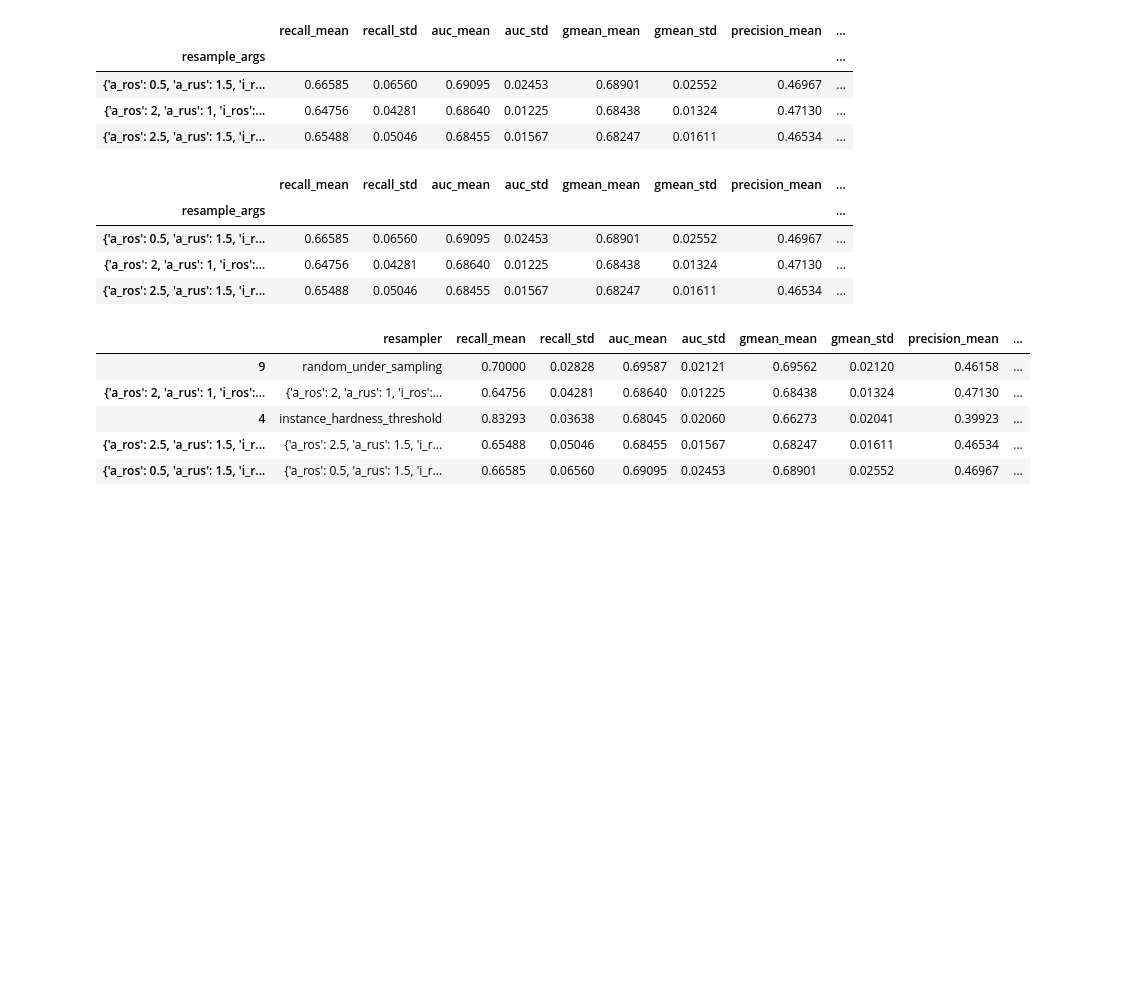
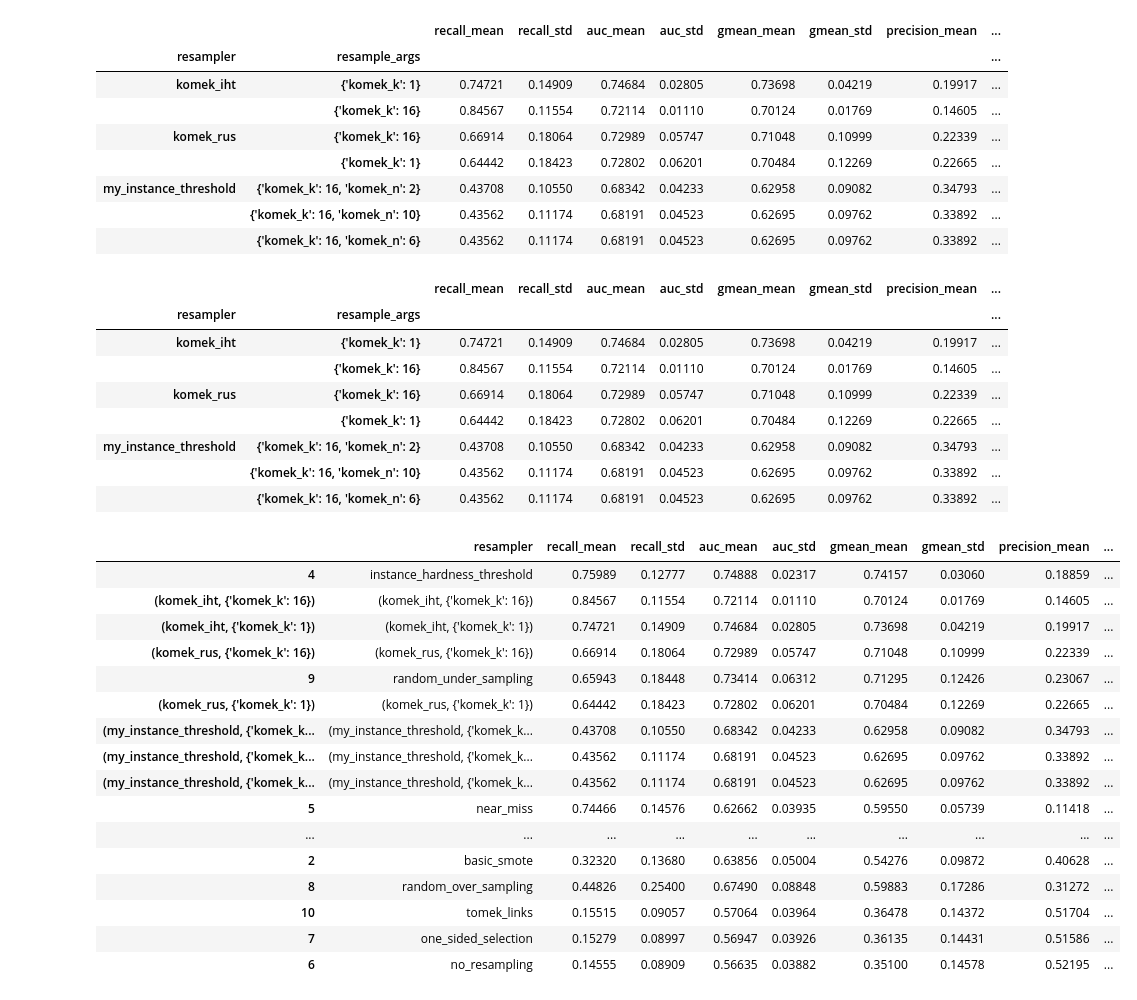
Before and after one commit to YoungHS-stu/imbalanced, a Jupyter notebook: evaluate_results.ipynb, the cells around one changed output. Drawn from its saved outputs; the diff is of its cells as text; code cells hidden in the pictures; blank space fills up the shorter version.

```diff
--- a/evaluate_results.ipynb
+++ b/evaluate_results.ipynb
@@ -6,8 +6,8 @@ import os
 
 from DataTool import DataLoader
 data_loader = DataLoader()
-analysis_folder_name = 'german_test_1'
-baseline_csv_name = 'german-0406.csv'
+analysis_folder_name = 'komek_test1'
+baseline_csv_name = 'credit-0418.csv'
 
 w_mean   = 0.7
 w_std    = 0.3
@@ -16,5 +16,6 @@ w_recall = 0.3
 w_auc    = 0.7
 w_gmean  = 0
 
-best_result_pick_num = 3
+best_result_pick_num = 10
 pd.set_option('display.float_format',lambda x : '%.5f' % x)
+print(datetime.datetime.now())
@@ -50,7 +57,7 @@ sorted_results = results.sort_values(by='id')
 # sorted_results.head(15)
 # %%
 # group by args
-grouped_results = sorted_results.groupby(['resample_args']) \
+grouped_results = sorted_results.groupby(['resampler','resample_args']) \
                                 .agg(recall_mean=('recall', 'mean'),
                                      recall_std=('recall', 'std'),
                                      auc_mean=('auc', 'mean'),
@@ -82,41 +89,60 @@ grouped_results['score']             =  w_recall * ( w_mean * grouped_results['r
 grouped_results = grouped_results.sort_values(by='score', ascending=False)
 grouped_results.head(best_result_pick_num)
 # %% [output]
-|  | recall_mean | recall_std | auc_mean | auc_std | gmean_mean | gmean_std | precision_mean | ... |
-| resample_args |  |  |  |  |  |  |  | ... |
-| {'a_ros': 0.5, 'a_rus': 1.5, 'i_r... | 0.66585 | 0.06560 | 0.69095 | 0.02453 | 0.68901 | 0.02552 | 0.46967 | ... |
-| {'a_ros': 2, 'a_rus': 1, 'i_ros':... | 0.64756 | 0.04281 | 0.68640 | 0.01225 | 0.68438 | 0.01324 | 0.47130 | ... |
-| {'a_ros': 2.5, 'a_rus': 1.5, 'i_r... | 0.65488 | 0.05046 | 0.68455 | 0.01567 | 0.68247 | 0.01611 | 0.46534 | ... |
+|  |  | recall_mean | recall_std | auc_mean | auc_std | gmean_mean | gmean_std | precision_mean | ... |
+| resampler | resample_args |  |  |  |  |  |  |  | ... |
+| komek_iht | {'komek_k': 1} | 0.74721 | 0.14909 | 0.74684 | 0.02805 | 0.73698 | 0.04219 | 0.19917 | ... |
+|  | {'komek_k': 16} | 0.84567 | 0.11554 | 0.72114 | 0.01110 | 0.70124 | 0.01769 | 0.14605 | ... |
+| komek_rus | {'komek_k': 16} | 0.66914 | 0.18064 | 0.72989 | 0.05747 | 0.71048 | 0.10999 | 0.22339 | ... |
+|  | {'komek_k': 1} | 0.64442 | 0.18423 | 0.72802 | 0.06201 | 0.70484 | 0.12269 | 0.22665 | ... |
+| my_instance_threshold | {'komek_k': 16, 'komek_n': 2} | 0.43708 | 0.10550 | 0.68342 | 0.04233 | 0.62958 | 0.09082 | 0.34793 | ... |
+|  | {'komek_k': 16, 'komek_n': 10} | 0.43562 | 0.11174 | 0.68191 | 0.04523 | 0.62695 | 0.09762 | 0.33892 | ... |
+|  | {'komek_k': 16, 'komek_n': 6} | 0.43562 | 0.11174 | 0.68191 | 0.04523 | 0.62695 | 0.09762 | 0.33892 | ... |
 # %%
 # slice_col  = ['recall_mean', 'recall_std', 'auc_mean', 'auc_std', 'gmean_mean', 'gmean_std']
 best_result = grouped_results.iloc[:best_result_pick_num, 0:10]
 best_result['resampler'] = grouped_results.index[:best_result_pick_num]
 best_result
 # %% [output]
-|  | recall_mean | recall_std | auc_mean | auc_std | gmean_mean | gmean_std | precision_mean | ... |
-| resample_args |  |  |  |  |  |  |  | ... |
-| {'a_ros': 0.5, 'a_rus': 1.5, 'i_r... | 0.66585 | 0.06560 | 0.69095 | 0.02453 | 0.68901 | 0.02552 | 0.46967 | ... |
-| {'a_ros': 2, 'a_rus': 1, 'i_ros':... | 0.64756 | 0.04281 | 0.68640 | 0.01225 | 0.68438 | 0.01324 | 0.47130 | ... |
-| {'a_ros': 2.5, 'a_rus': 1.5, 'i_r... | 0.65488 | 0.05046 | 0.68455 | 0.01567 | 0.68247 | 0.01611 | 0.46534 | ... |
+|  |  | recall_mean | recall_std | auc_mean | auc_std | gmean_mean | gmean_std | precision_mean | ... |
+| resampler | resample_args |  |  |  |  |  |  |  | ... |
+| komek_iht | {'komek_k': 1} | 0.74721 | 0.14909 | 0.74684 | 0.02805 | 0.73698 | 0.04219 | 0.19917 | ... |
+|  | {'komek_k': 16} | 0.84567 | 0.11554 | 0.72114 | 0.01110 | 0.70124 | 0.01769 | 0.14605 | ... |
+| komek_rus | {'komek_k': 16} | 0.66914 | 0.18064 | 0.72989 | 0.05747 | 0.71048 | 0.10999 | 0.22339 | ... |
+|  | {'komek_k': 1} | 0.64442 | 0.18423 | 0.72802 | 0.06201 | 0.70484 | 0.12269 | 0.22665 | ... |
+| my_instance_threshold | {'komek_k': 16, 'komek_n': 2} | 0.43708 | 0.10550 | 0.68342 | 0.04233 | 0.62958 | 0.09082 | 0.34793 | ... |
+|  | {'komek_k': 16, 'komek_n': 10} | 0.43562 | 0.11174 | 0.68191 | 0.04523 | 0.62695 | 0.09762 | 0.33892 | ... |
+|  | {'komek_k': 16, 'komek_n': 6} | 0.43562 | 0.11174 | 0.68191 | 0.04523 | 0.62695 | 0.09762 | 0.33892 | ... |
 # %%
 baseline = pd.concat([baseline, best_result], axis=0)
 # baseline
 # %%
 baseline['recall_mean_norm']  =  (baseline['recall_mean'] - baseline['recall_mean'].min()) / (baseline['recall_mean'].max() - baseline['recall_mean'].min())
 baseline['recall_std_norm']   =  (baseline['recall_std']  - baseline['recall_std'].max())  / -(baseline['recall_std'].max()  - baseline['recall_std'].min())
 baseline['auc_mean_norm']     =  (baseline['auc_mean']    - baseline['auc_mean'].min())    / (baseline['auc_mean'].max()    - baseline['auc_mean'].min())
 baseline['auc_std_norm']      =  (baseline['auc_std']     - baseline['auc_std'].max())     / -(baseline['auc_std'].max()     - baseline['auc_std'].min())
 baseline['gmean_mean_norm']   =  (baseline['gmean_mean']  - baseline['gmean_mean'].min())  / (baseline['gmean_mean'].max()  - baseline['gmean_mean'].min())
 baseline['gmean_std_norm']    =  (baseline['gmean_std']   - baseline['gmean_std'].max())   / -(baseline['gmean_std'].max()   - baseline['gmean_std'].min())
 baseline['score']             =  w_recall * ( w_mean * baseline['recall_mean_norm']  + w_std * baseline['recall_std_norm']) + \
                                  w_auc    * ( w_mean * baseline['auc_mean_norm']     + w_std * baseline['auc_std_norm'   ]) + \
                                  w_gmean  * ( w_mean * baseline['gmean_mean_norm']   + w_std * baseline['gmean_std_norm' ])
 baseline = baseline.sort_values(by='score', ascending=False)
-baseline.head()
+baseline
 # %% [output]
 |  | resampler | recall_mean | recall_std | auc_mean | auc_std | gmean_mean | gmean_std | precision_mean | ... |
-| 9 | random_under_sampling | 0.70000 | 0.02828 | 0.69587 | 0.02121 | 0.69562 | 0.02120 | 0.46158 | ... |
-| {'a_ros': 2, 'a_rus': 1, 'i_ros':... | {'a_ros': 2, 'a_rus': 1, 'i_ros':... | 0.64756 | 0.04281 | 0.68640 | 0.01225 | 0.68438 | 0.01324 | 0.47130 | ... |
-| 4 | instance_hardness_threshold | 0.83293 | 0.03638 | 0.68045 | 0.02060 | 0.66273 | 0.02041 | 0.39923 | ... |
-| {'a_ros': 2.5, 'a_rus': 1.5, 'i_r... | {'a_ros': 2.5, 'a_rus': 1.5, 'i_r... | 0.65488 | 0.05046 | 0.68455 | 0.01567 | 0.68247 | 0.01611 | 0.46534 | ... |
-| {'a_ros': 0.5, 'a_rus': 1.5, 'i_r... | {'a_ros': 0.5, 'a_rus': 1.5, 'i_r... | 0.66585 | 0.06560 | 0.69095 | 0.02453 | 0.68901 | 0.02552 | 0.46967 | ... |
+| 4 | instance_hardness_threshold | 0.75989 | 0.12777 | 0.74888 | 0.02317 | 0.74157 | 0.03060 | 0.18859 | ... |
+| (komek_iht, {'komek_k': 16}) | (komek_iht, {'komek_k': 16}) | 0.84567 | 0.11554 | 0.72114 | 0.01110 | 0.70124 | 0.01769 | 0.14605 | ... |
+| (komek_iht, {'komek_k': 1}) | (komek_iht, {'komek_k': 1}) | 0.74721 | 0.14909 | 0.74684 | 0.02805 | 0.73698 | 0.04219 | 0.19917 | ... |
+| (komek_rus, {'komek_k': 16}) | (komek_rus, {'komek_k': 16}) | 0.66914 | 0.18064 | 0.72989 | 0.05747 | 0.71048 | 0.10999 | 0.22339 | ... |
+| 9 | random_under_sampling | 0.65943 | 0.18448 | 0.73414 | 0.06312 | 0.71295 | 0.12426 | 0.23067 | ... |
+| (komek_rus, {'komek_k': 1}) | (komek_rus, {'komek_k': 1}) | 0.64442 | 0.18423 | 0.72802 | 0.06201 | 0.70484 | 0.12269 | 0.22665 | ... |
+| (my_instance_threshold, {'komek_k... | (my_instance_threshold, {'komek_k... | 0.43708 | 0.10550 | 0.68342 | 0.04233 | 0.62958 | 0.09082 | 0.34793 | ... |
+| (my_instance_threshold, {'komek_k... | (my_instance_threshold, {'komek_k... | 0.43562 | 0.11174 | 0.68191 | 0.04523 | 0.62695 | 0.09762 | 0.33892 | ... |
+| (my_instance_threshold, {'komek_k... | (my_instance_threshold, {'komek_k... | 0.43562 | 0.11174 | 0.68191 | 0.04523 | 0.62695 | 0.09762 | 0.33892 | ... |
+| 5 | near_miss | 0.74466 | 0.14576 | 0.62662 | 0.03935 | 0.59550 | 0.05739 | 0.11418 | ... |
+| ... | ... | ... | ... | ... | ... | ... | ... | ... | ... |
+| 2 | basic_smote | 0.32320 | 0.13680 | 0.63856 | 0.05004 | 0.54276 | 0.09872 | 0.40628 | ... |
+| 8 | random_over_sampling | 0.44826 | 0.25400 | 0.67490 | 0.08848 | 0.59883 | 0.17286 | 0.31272 | ... |
+| 10 | tomek_links | 0.15515 | 0.09057 | 0.57064 | 0.03964 | 0.36478 | 0.14372 | 0.51704 | ... |
+| 7 | one_sided_selection | 0.15279 | 0.08997 | 0.56947 | 0.03926 | 0.36135 | 0.14431 | 0.51586 | ... |
+| 6 | no_resampling | 0.14555 | 0.08909 | 0.56635 | 0.03882 | 0.35100 | 0.14578 | 0.52195 | ... |
```
Also changed, not shown: parts of 5 cells of this notebook, 22 other files.
